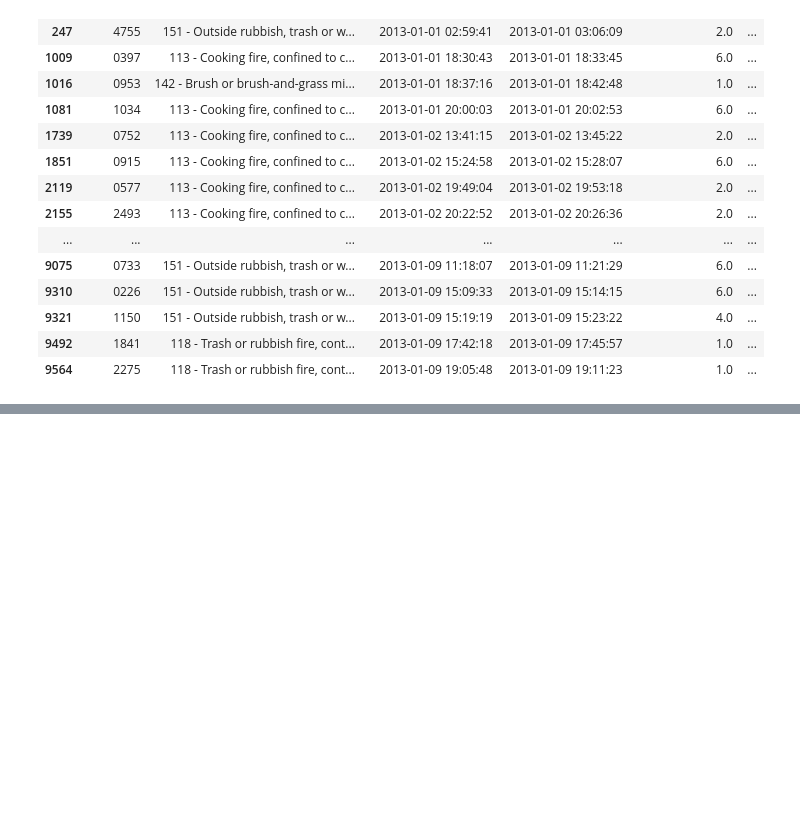
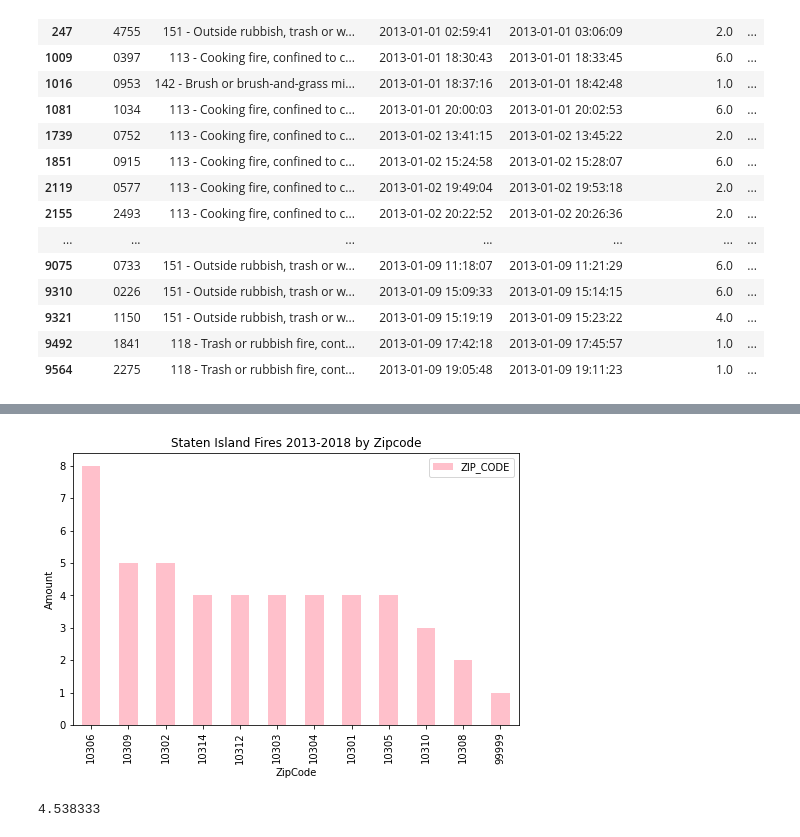
Before and after one commit to daiyanc/nyc_fires, a Jupyter notebook: data_visualization.ipynb, the cells around one changed output, grey strips where cells are left out. Cells and saved outputs as stored; diff of their text form; code cells hidden in the pictures; blank space fills up the shorter version.

```diff
--- a/data_visualization.ipynb
+++ b/data_visualization.ipynb
@@ -523,0 +536,13 @@ si
+# %%
+# Bar Graph - Staten Island
+si_df['ZIP_CODE'].value_counts().plot.bar(xlabel='ZipCode', ylabel='Amount', title='Staten Island Fires 2013-2018 by Zipcode', color='pink', figsize=(8,5))
+plt.legend()
+plt.show()
+# %% [output]
+[figure, added]
+# %%
+# Average Response time for Staten Island
+si_average = si_df['RESPONSE_TIME'].mean()
+si_average.round(6)
+# %% [output]
+4.538333
```
Also changed, not shown: parts of 6 cells of this notebook.
